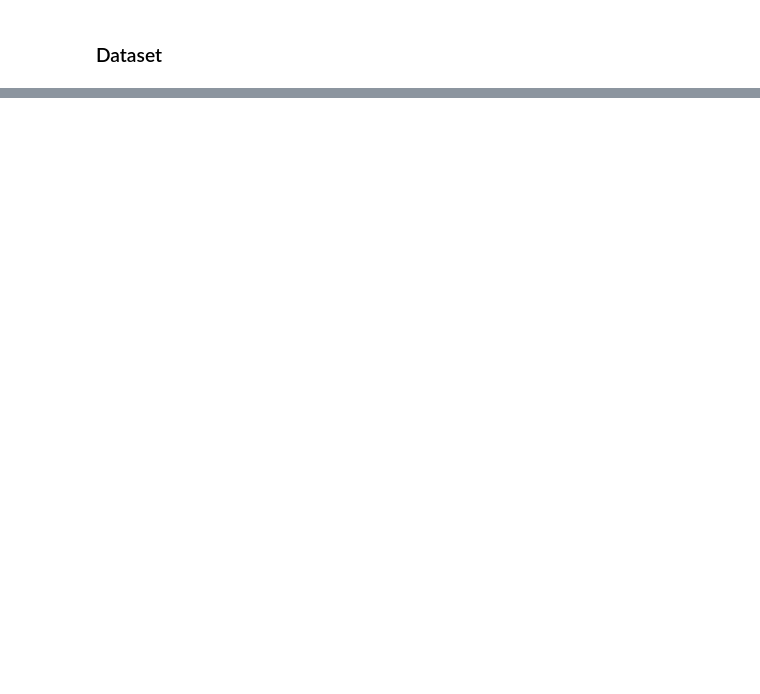
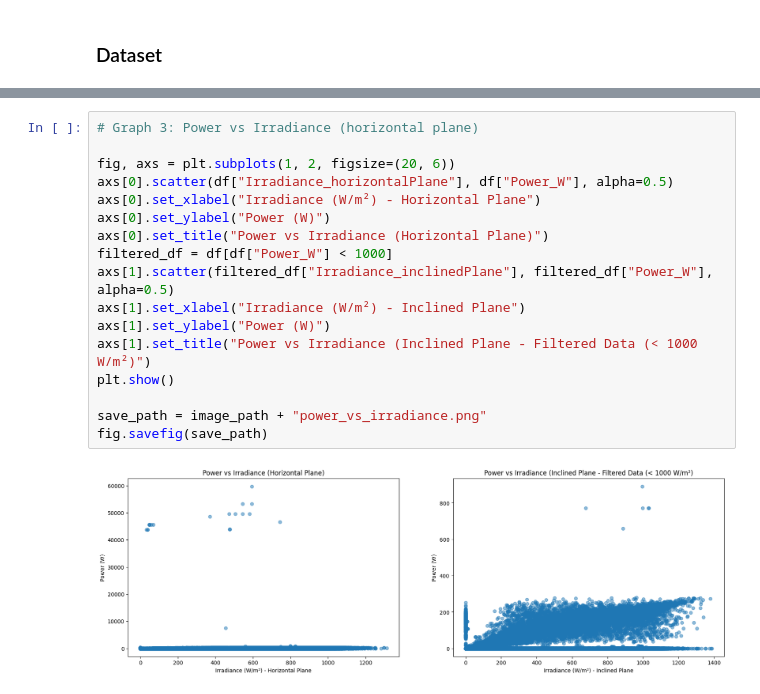
Before and after one commit to FedericoSabbadini/patchAliasing, a Jupyter notebook: dataset/dataset.ipynb, the cells around one changed output, grey strips where cells are left out. Drawn from its saved outputs; the diff is of its cells as text; blank space fills up the shorter version.

```diff
--- a/dataset/dataset.ipynb
+++ b/dataset/dataset.ipynb
@@ -122,0 +238,19 @@ context_df.to_csv("Dataset-SolarTechLabEngineered.csv", index=False)
+# %%
+# Graph 3: Power vs Irradiance (horizontal plane)
+
+fig, axs = plt.subplots(1, 2, figsize=(20, 6))
+axs[0].scatter(df["Irradiance_horizontalPlane"], df["Power_W"], alpha=0.5)
+axs[0].set_xlabel("Irradiance (W/m²) - Horizontal Plane")
+axs[0].set_ylabel("Power (W)")
+axs[0].set_title("Power vs Irradiance (Horizontal Plane)")
+filtered_df = df[df["Power_W"] < 1000]
+axs[1].scatter(filtered_df["Irradiance_inclinedPlane"], filtered_df["Power_W"], alpha=0.5)
+axs[1].set_xlabel("Irradiance (W/m²) - Inclined Plane")
+axs[1].set_ylabel("Power (W)")
+axs[1].set_title("Power vs Irradiance (Inclined Plane - Filtered Data (< 1000 W/m²)")
+plt.show()
+
+save_path = image_path + "power_vs_irradiance.png"
+fig.savefig(save_path)
+# %% [output]
+[figure, added]
```
Also changed, not shown: parts of 31 cells of this notebook, 7 other files.
